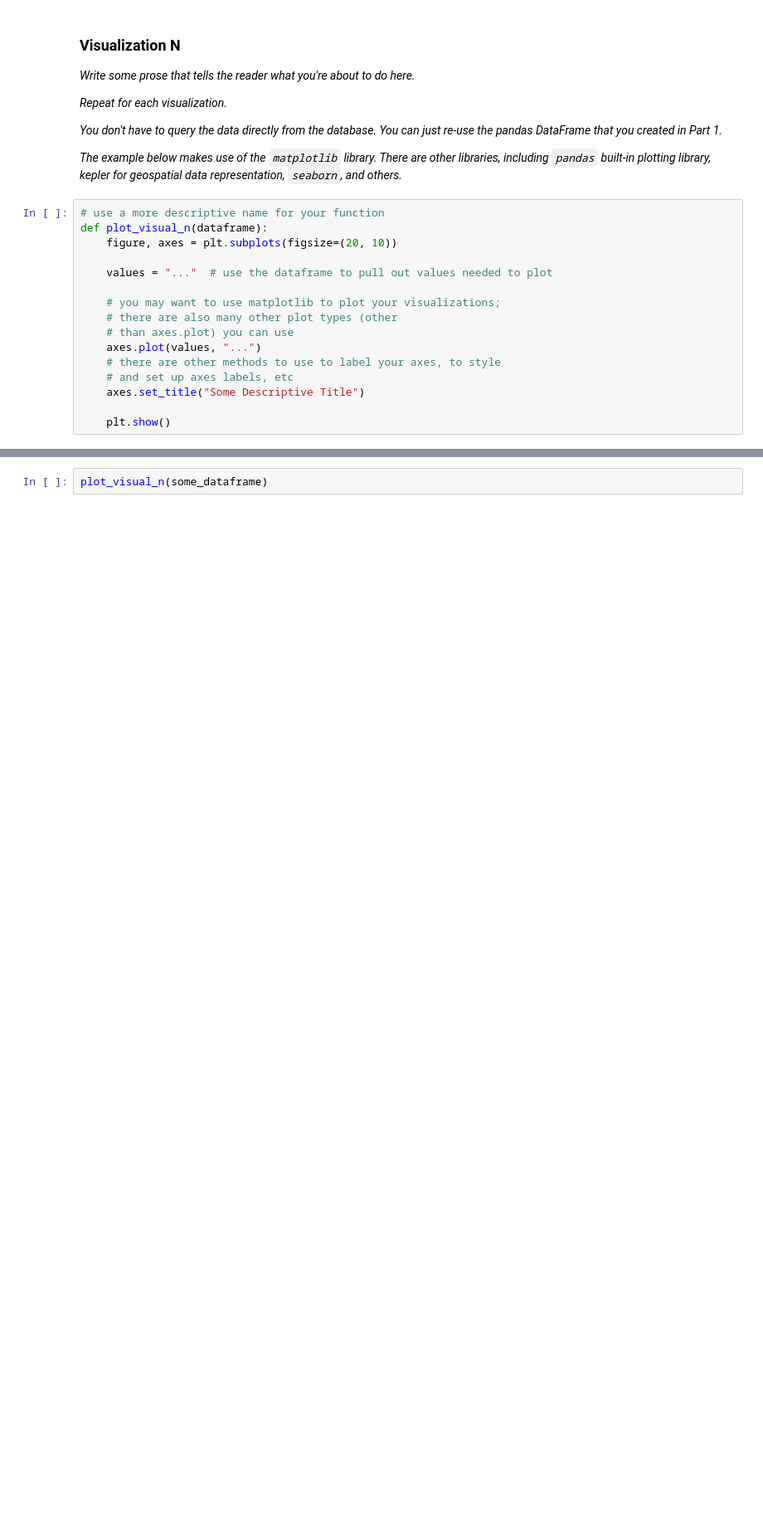
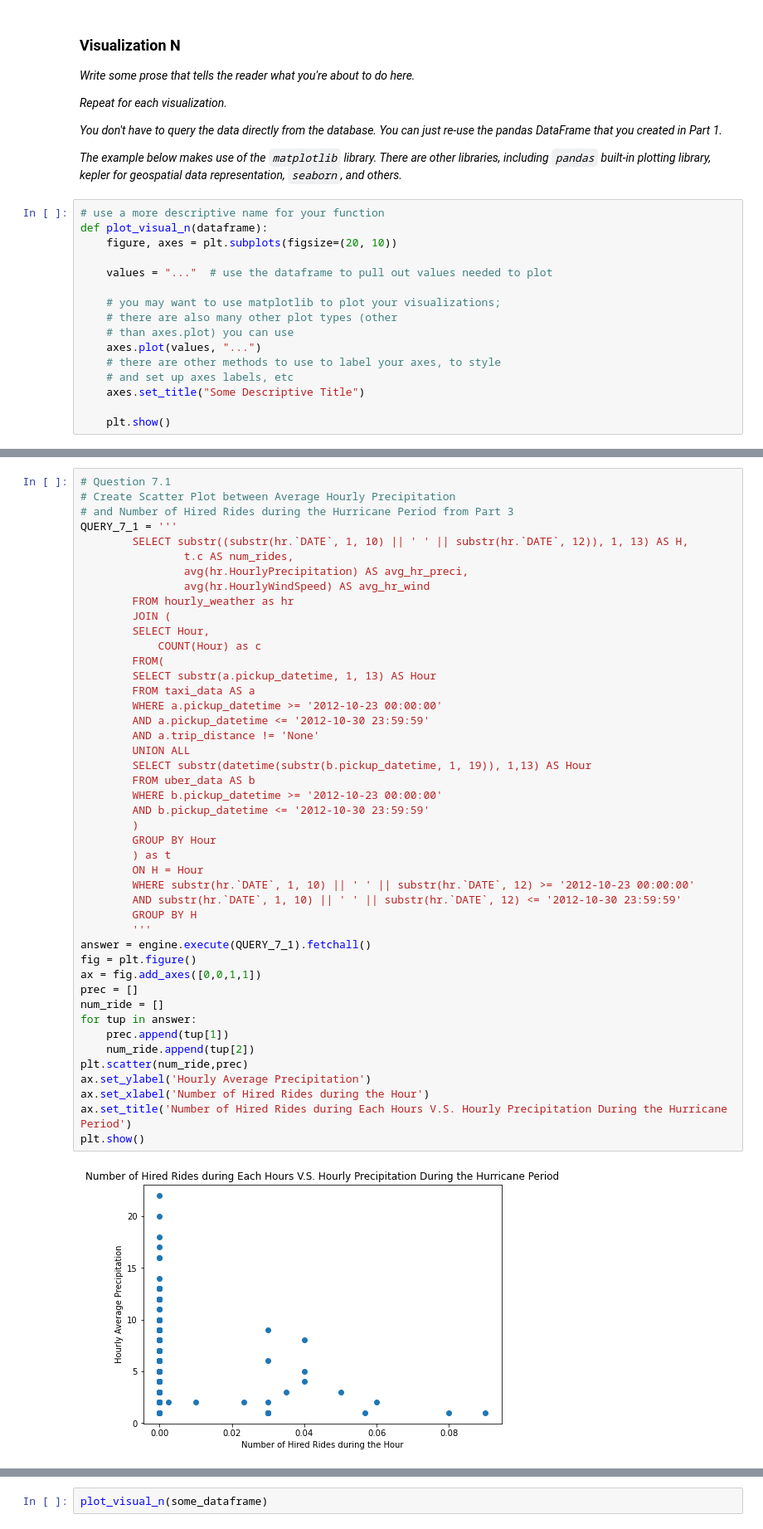
Before and after one commit to APWalter/IEOR4501-Final-Project, a Jupyter notebook: project_code.ipynb, the cells around one changed output, grey strips where cells are left out. Shown at 83% size. Cells and saved outputs as stored; diff of their text form; blank space fills up the shorter version.

Commit message:
Add files via upload
Hanmo's Part3 and Part4

```diff
--- a/project_code.ipynb
+++ b/project_code.ipynb
@@ -575,0 +719,47 @@ def plot_visual_n(dataframe):
+# %%
+# Question 7.1
+# Create Scatter Plot between Average Hourly Precipitation
+# and Number of Hired Rides during the Hurricane Period from Part 3
+QUERY_7_1 = '''
+        SELECT substr((substr(hr.`DATE`, 1, 10) || ' ' || substr(hr.`DATE`, 12)), 1, 13) AS H,
+                t.c AS num_rides,
+                avg(hr.HourlyPrecipitation) AS avg_hr_preci,
+                avg(hr.HourlyWindSpeed) AS avg_hr_wind
+        FROM hourly_weather as hr
+        JOIN (
+        SELECT Hour,
+            COUNT(Hour) as c
+        FROM(
+        SELECT substr(a.pickup_datetime, 1, 13) AS Hour
+        FROM taxi_data AS a
+        WHERE a.pickup_datetime >= '2012-10-23 00:00:00'
+        AND a.pickup_datetime <= '2012-10-30 23:59:59'
+        AND a.trip_distance != 'None'
+        UNION ALL
+        SELECT substr(datetime(substr(b.pickup_datetime, 1, 19)), 1,13) AS Hour
+        FROM uber_data AS b
+        WHERE b.pickup_datetime >= '2012-10-23 00:00:00'
+        AND b.pickup_datetime <= '2012-10-30 23:59:59'
+        )
+        GROUP BY Hour
+        ) as t
+        ON H = Hour
+        WHERE substr(hr.`DATE`, 1, 10) || ' ' || substr(hr.`DATE`, 12) >= '2012-10-23 00:00:00'
+        AND substr(hr.`DATE`, 1, 10) || ' ' || substr(hr.`DATE`, 12) <= '2012-10-30 23:59:59'
+        GROUP BY H
+        '''
+answer = engine.execute(QUERY_7_1).fetchall()
+fig = plt.figure()
+ax = fig.add_axes([0,0,1,1])
+prec = []
+num_ride = []
+for tup in answer:
+    prec.append(tup[1])
+    num_ride.append(tup[2])
+plt.scatter(num_ride,prec)
+ax.set_ylabel('Hourly Average Precipitation')
+ax.set_xlabel('Number of Hired Rides during the Hour')
+ax.set_title('Number of Hired Rides during Each Hours V.S. Hourly Precipitation During the Hurricane Period')
+plt.show()
+# %% [output]
+[figure, added]
```
Also changed, not shown: parts of 43 cells of this notebook, 6 other files.
